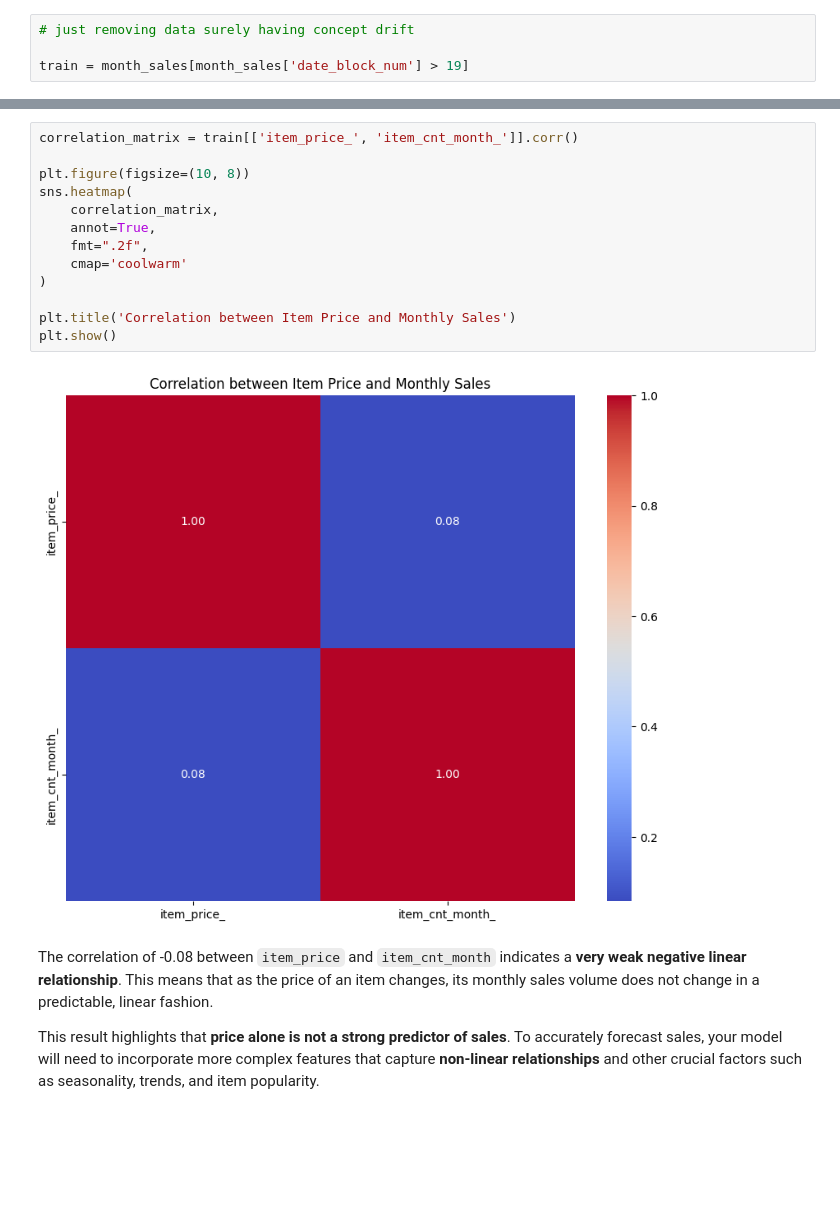
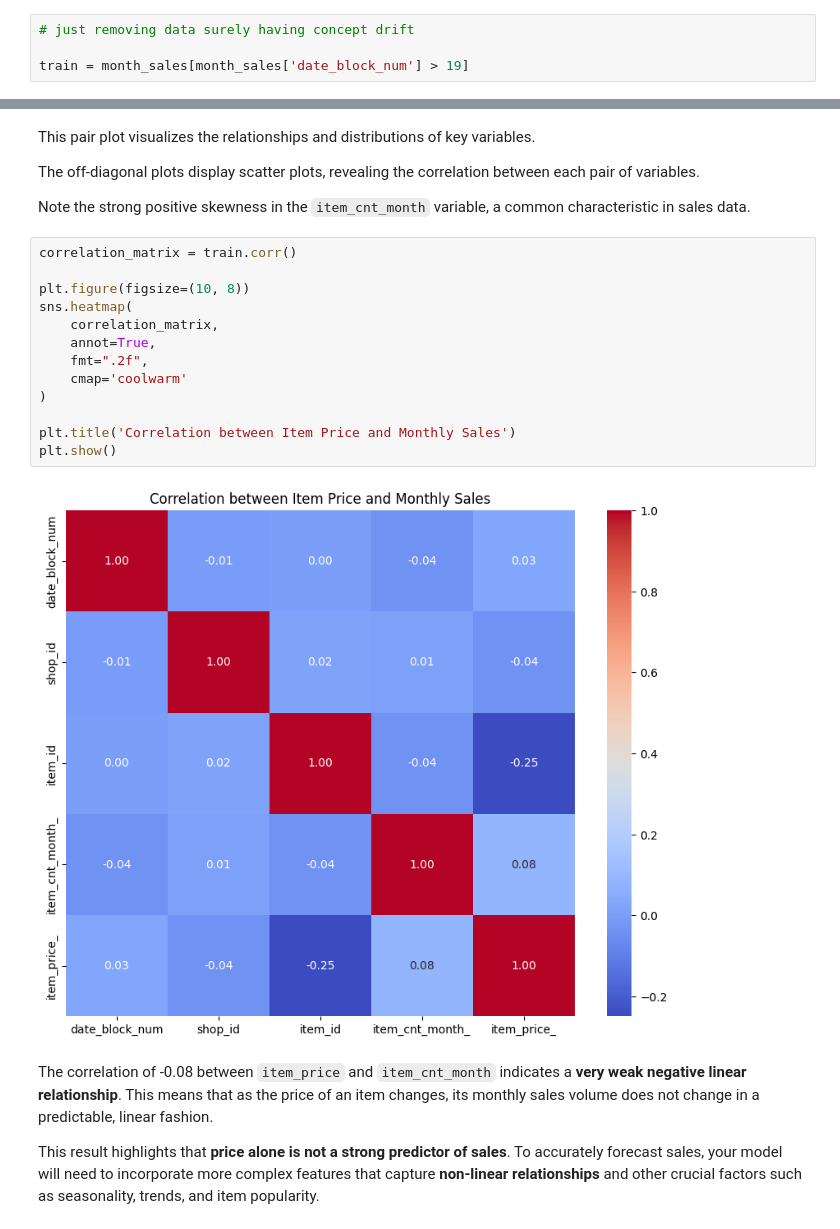
Before and after one commit to ffjjzz/InnowiseInternship, a Jupyter notebook: notebooks/EDA.ipynb, the cells around one changed output, grey strips where cells are left out. Cells and saved outputs as stored; diff of their text form; blank space fills up the shorter version.

```diff
--- a/notebooks/EDA.ipynb
+++ b/notebooks/EDA.ipynb
@@ -250,18 +313,26 @@ train = month_sales[month_sales['date_block_num'] > 19]
+# %% [markdown]
+
+
+This pair plot visualizes the relationships and distributions of key variables.
+
+The off-diagonal plots display scatter plots, revealing the correlation between each pair of variables.
+
+Note the strong positive skewness in the `item_cnt_month` variable, a common characteristic in sales data.
 # %%
-correlation_matrix = train[['item_price_', 'item_cnt_month_']].corr()
+correlation_matrix = train.corr()
 
 plt.figure(figsize=(10, 8))
 sns.heatmap(
     correlation_matrix,
     annot=True,
     fmt=".2f",
     cmap='coolwarm'
 )
 
 plt.title('Correlation between Item Price and Monthly Sales')
 plt.show()
 # %% [output]
-[figure, old version]
+[figure, new version]
 # %% [markdown]
 The correlation of -0.08 between `item_price` and `item_cnt_month` indicates a **very weak negative linear relationship**. This means that as the price of an item changes, its monthly sales volume does not change in a predictable, linear fashion.
 
```
Also changed, not shown: parts of 20 cells of this notebook.
